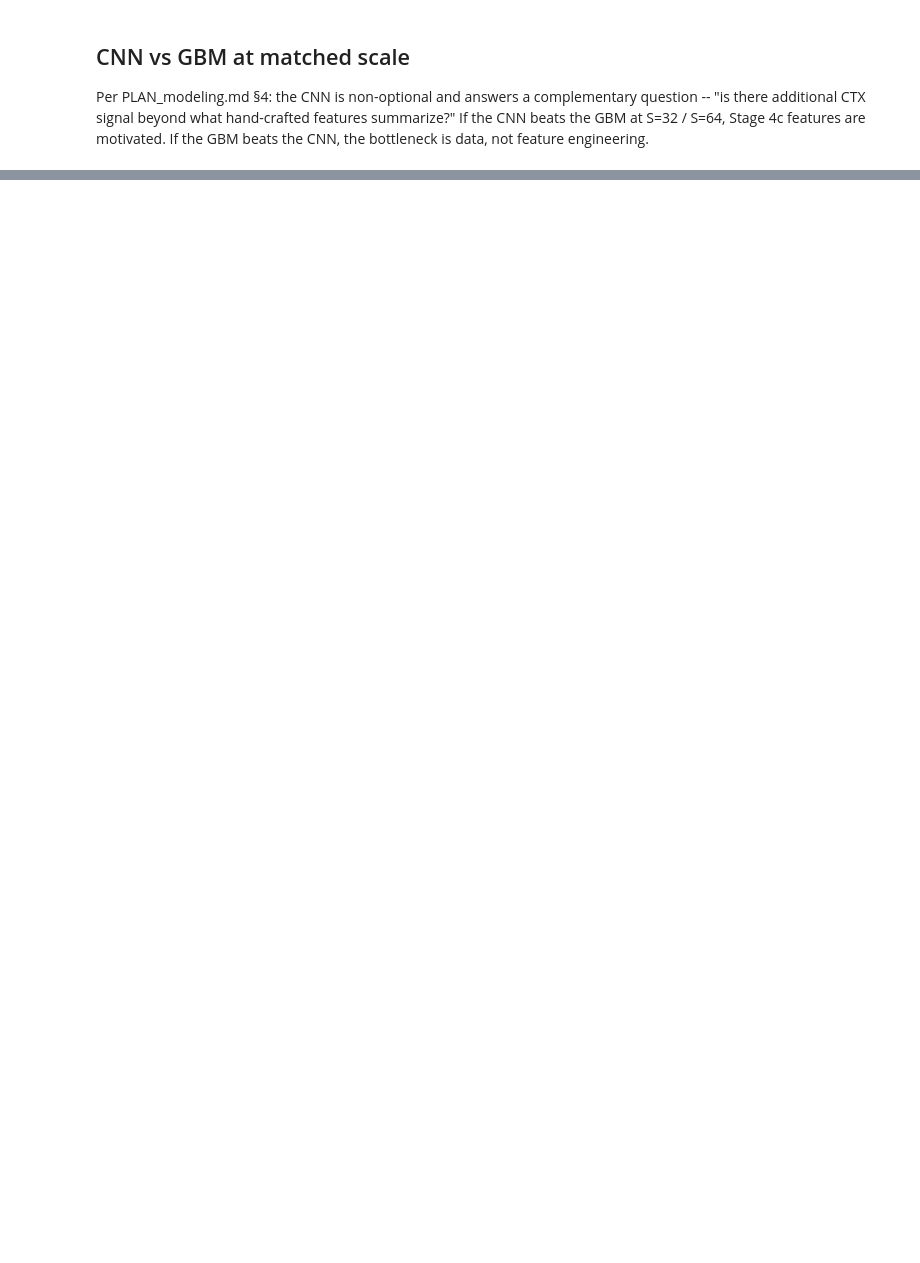
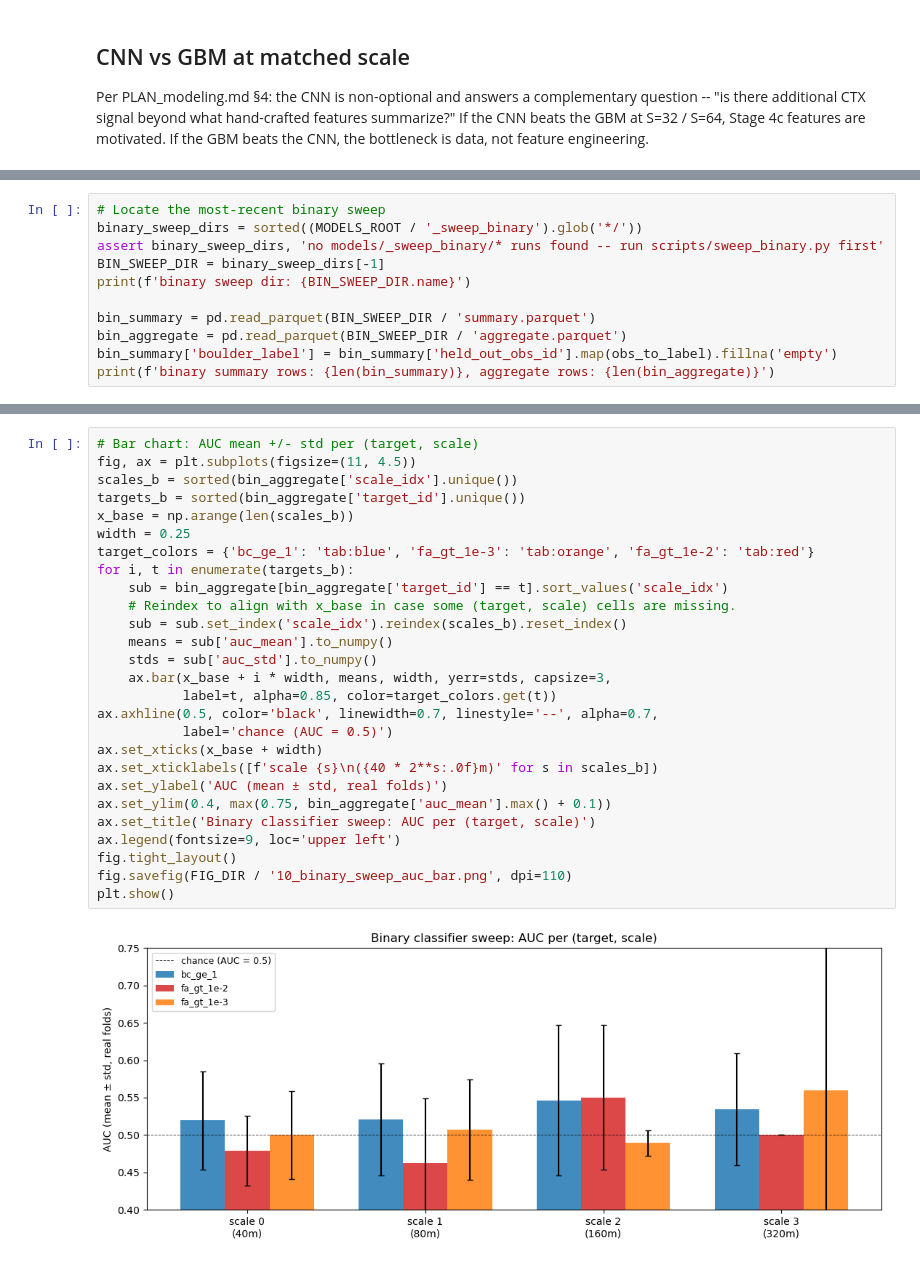
Before and after one commit to brianvamaro/hirise2ctx, a Jupyter notebook: notebooks/10_modeling_qa.ipynb, the cells around one changed output, grey strips where cells are left out. Drawn from its saved outputs; the diff is of its cells as text; blank space fills up the shorter version.

```diff
--- a/notebooks/10_modeling_qa.ipynb
+++ b/notebooks/10_modeling_qa.ipynb
@@ -377,0 +380,11 @@ lightgbm_log1p_huber            64           0.001996          0.075794
+# %%
+# Locate the most-recent binary sweep
+binary_sweep_dirs = sorted((MODELS_ROOT / '_sweep_binary').glob('*/'))
+assert binary_sweep_dirs, 'no models/_sweep_binary/* runs found -- run scripts/sweep_binary.py first'
+BIN_SWEEP_DIR = binary_sweep_dirs[-1]
+print(f'binary sweep dir: {BIN_SWEEP_DIR.name}')
+
+bin_summary = pd.read_parquet(BIN_SWEEP_DIR / 'summary.parquet')
+bin_aggregate = pd.read_parquet(BIN_SWEEP_DIR / 'aggregate.parquet')
+bin_summary['boulder_label'] = bin_summary['held_out_obs_id'].map(obs_to_label).fillna('empty')
+print(f'binary summary rows: {len(bin_summary)}, aggregate rows: {len(bin_aggregate)}')
@@ -377,0 +419,29 @@ lightgbm_log1p_huber            64           0.001996          0.075794
+# %%
+# Bar chart: AUC mean +/- std per (target, scale)
+fig, ax = plt.subplots(figsize=(11, 4.5))
+scales_b = sorted(bin_aggregate['scale_idx'].unique())
+targets_b = sorted(bin_aggregate['target_id'].unique())
+x_base = np.arange(len(scales_b))
+width = 0.25
+target_colors = {'bc_ge_1': 'tab:blue', 'fa_gt_1e-3': 'tab:orange', 'fa_gt_1e-2': 'tab:red'}
+for i, t in enumerate(targets_b):
+    sub = bin_aggregate[bin_aggregate['target_id'] == t].sort_values('scale_idx')
+    # Reindex to align with x_base in case some (target, scale) cells are missing.
+    sub = sub.set_index('scale_idx').reindex(scales_b).reset_index()
+    means = sub['auc_mean'].to_numpy()
+    stds = sub['auc_std'].to_numpy()
+    ax.bar(x_base + i * width, means, width, yerr=stds, capsize=3,
+           label=t, alpha=0.85, color=target_colors.get(t))
+ax.axhline(0.5, color='black', linewidth=0.7, linestyle='--', alpha=0.7,
+           label='chance (AUC = 0.5)')
+ax.set_xticks(x_base + width)
+ax.set_xticklabels([f'scale {s}\n({40 * 2**s:.0f}m)' for s in scales_b])
+ax.set_ylabel('AUC (mean ± std, real folds)')
+ax.set_ylim(0.4, max(0.75, bin_aggregate['auc_mean'].max() + 0.1))
+ax.set_title('Binary classifier sweep: AUC per (target, scale)')
+ax.legend(fontsize=9, loc='upper left')
+fig.tight_layout()
+fig.savefig(FIG_DIR / '10_binary_sweep_auc_bar.png', dpi=110)
+plt.show()
+# %% [output]
+[figure, added]
```
Also changed, not shown: parts of 21 cells of this notebook, 9 other files.
